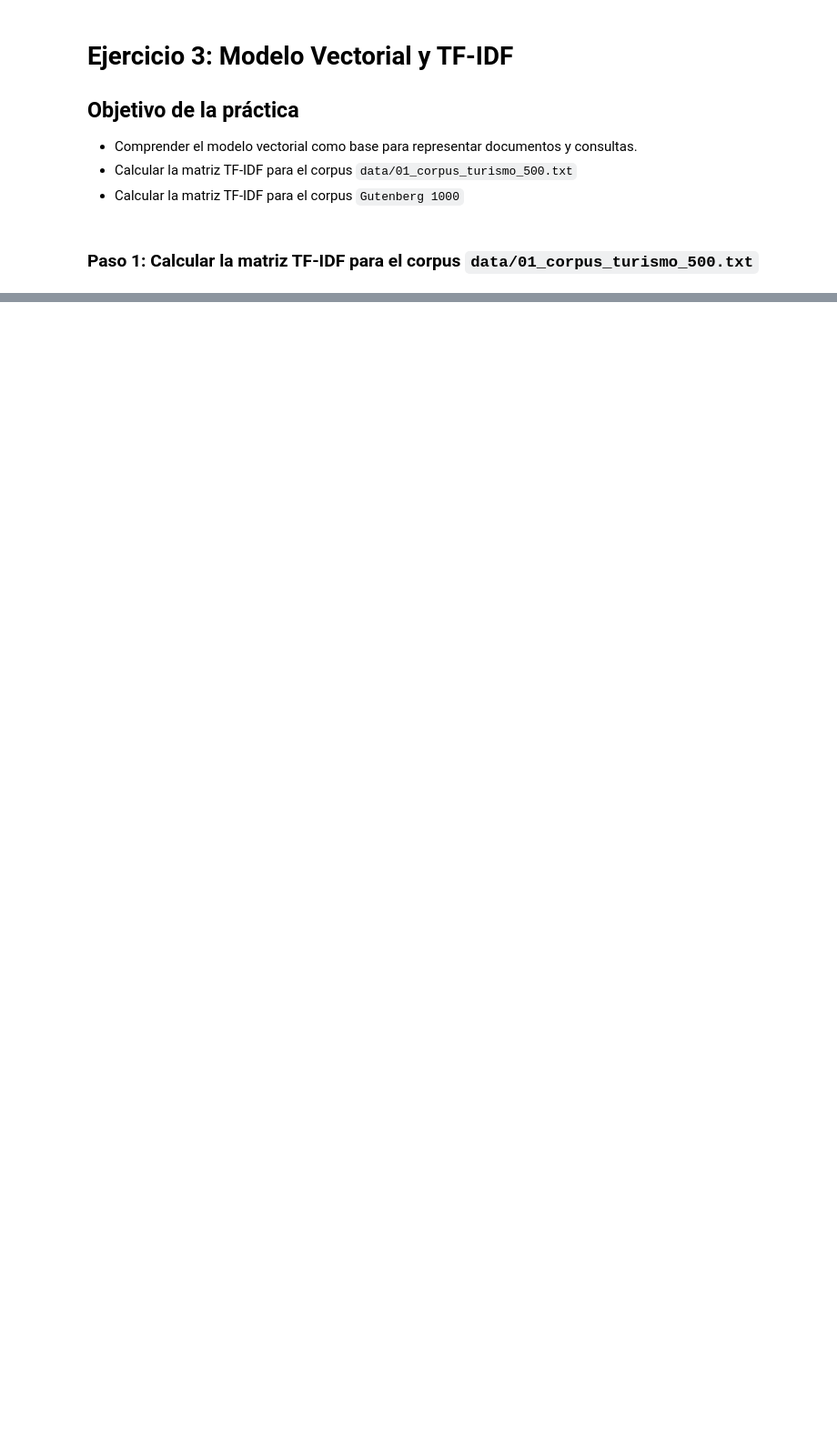
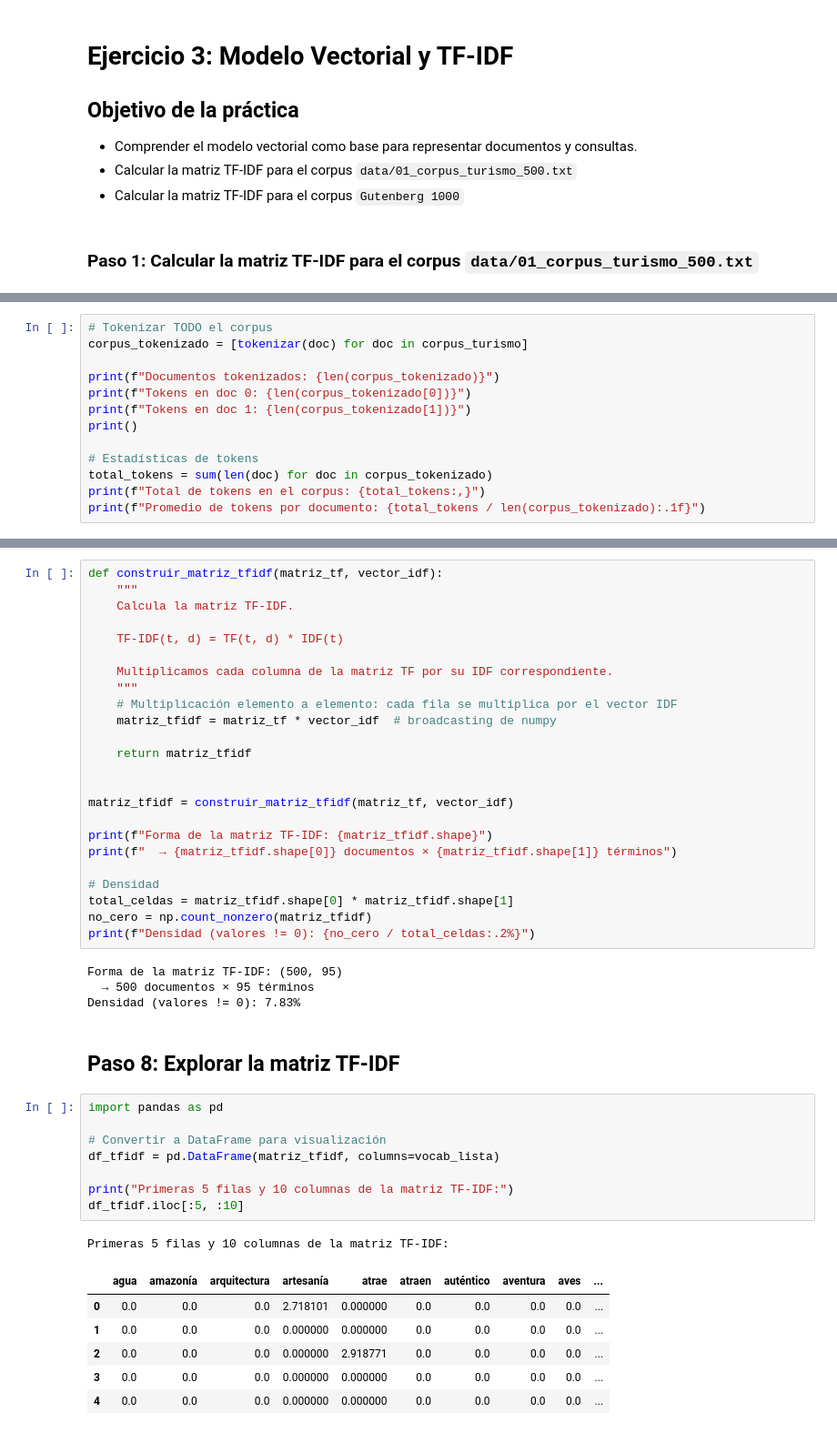
Before and after one commit to carol230/ir26a, a Jupyter notebook: 03tfidf/03tfidf_resuelto.ipynb, the cells around one changed output, grey strips where cells are left out. Shown at 91% size. Saved outputs shown, nothing was run; the diff lists cells and outputs as text; blank space fills up the shorter version.

```diff
--- a/03tfidf/03tfidf_resuelto.ipynb
+++ b/03tfidf/03tfidf_resuelto.ipynb
@@ -334,0 +140,13 @@ Resultados para: "Don Quijote caballero"
+# %%
+# Tokenizar TODO el corpus
+corpus_tokenizado = [tokenizar(doc) for doc in corpus_turismo]
+
+print(f"Documentos tokenizados: {len(corpus_tokenizado)}")
+print(f"Tokens en doc 0: {len(corpus_tokenizado[0])}")
+print(f"Tokens en doc 1: {len(corpus_tokenizado[1])}")
+print()
+
+# Estadísticas de tokens
+total_tokens = sum(len(doc) for doc in corpus_tokenizado)
+print(f"Total de tokens en el corpus: {total_tokens:,}")
+print(f"Promedio de tokens por documento: {total_tokens / len(corpus_tokenizado):.1f}")
@@ -334,0 +346,46 @@ Resultados para: "Don Quijote caballero"
+# %%
+def construir_matriz_tfidf(matriz_tf, vector_idf):
+    """
+    Calcula la matriz TF-IDF.
+
+    TF-IDF(t, d) = TF(t, d) * IDF(t)
+
+    Multiplicamos cada columna de la matriz TF por su IDF correspondiente.
+    """
+    # Multiplicación elemento a elemento: cada fila se multiplica por el vector IDF
+    matriz_tfidf = matriz_tf * vector_idf  # broadcasting de numpy
+
+    return matriz_tfidf
+
+
+matriz_tfidf = construir_matriz_tfidf(matriz_tf, vector_idf)
+
+print(f"Forma de la matriz TF-IDF: {matriz_tfidf.shape}")
+print(f"  → {matriz_tfidf.shape[0]} documentos × {matriz_tfidf.shape[1]} términos")
+
+# Densidad
+total_celdas = matriz_tfidf.shape[0] * matriz_tfidf.shape[1]
+no_cero = np.count_nonzero(matriz_tfidf)
+print(f"Densidad (valores != 0): {no_cero / total_celdas:.2%}")
+# %% [output]
+Forma de la matriz TF-IDF: (500, 95)
+  → 500 documentos × 95 términos
+Densidad (valores != 0): 7.83%
+# %% [markdown]
+## Paso 8: Explorar la matriz TF-IDF
+# %%
+import pandas as pd
+
+# Convertir a DataFrame para visualización
+df_tfidf = pd.DataFrame(matriz_tfidf, columns=vocab_lista)
+
+print("Primeras 5 filas y 10 columnas de la matriz TF-IDF:")
+df_tfidf.iloc[:5, :10]
+# %% [output]
+Primeras 5 filas y 10 columnas de la matriz TF-IDF:
+|  | agua | amazonía | arquitectura | artesanía | atrae | atraen | auténtico | aventura | aves | ... |
+| 0 | 0.0 | 0.0 | 0.0 | 2.718101 | 0.000000 | 0.0 | 0.0 | 0.0 | 0.0 | ... |
+| 1 | 0.0 | 0.0 | 0.0 | 0.000000 | 0.000000 | 0.0 | 0.0 | 0.0 | 0.0 | ... |
+| 2 | 0.0 | 0.0 | 0.0 | 0.000000 | 2.918771 | 0.0 | 0.0 | 0.0 | 0.0 | ... |
+| 3 | 0.0 | 0.0 | 0.0 | 0.000000 | 0.000000 | 0.0 | 0.0 | 0.0 | 0.0 | ... |
+| 4 | 0.0 | 0.0 | 0.0 | 0.000000 | 0.000000 | 0.0 | 0.0 | 0.0 | 0.0 | ... |
```
Also changed, not shown: parts of 40 cells of this notebook, 6 other files.
